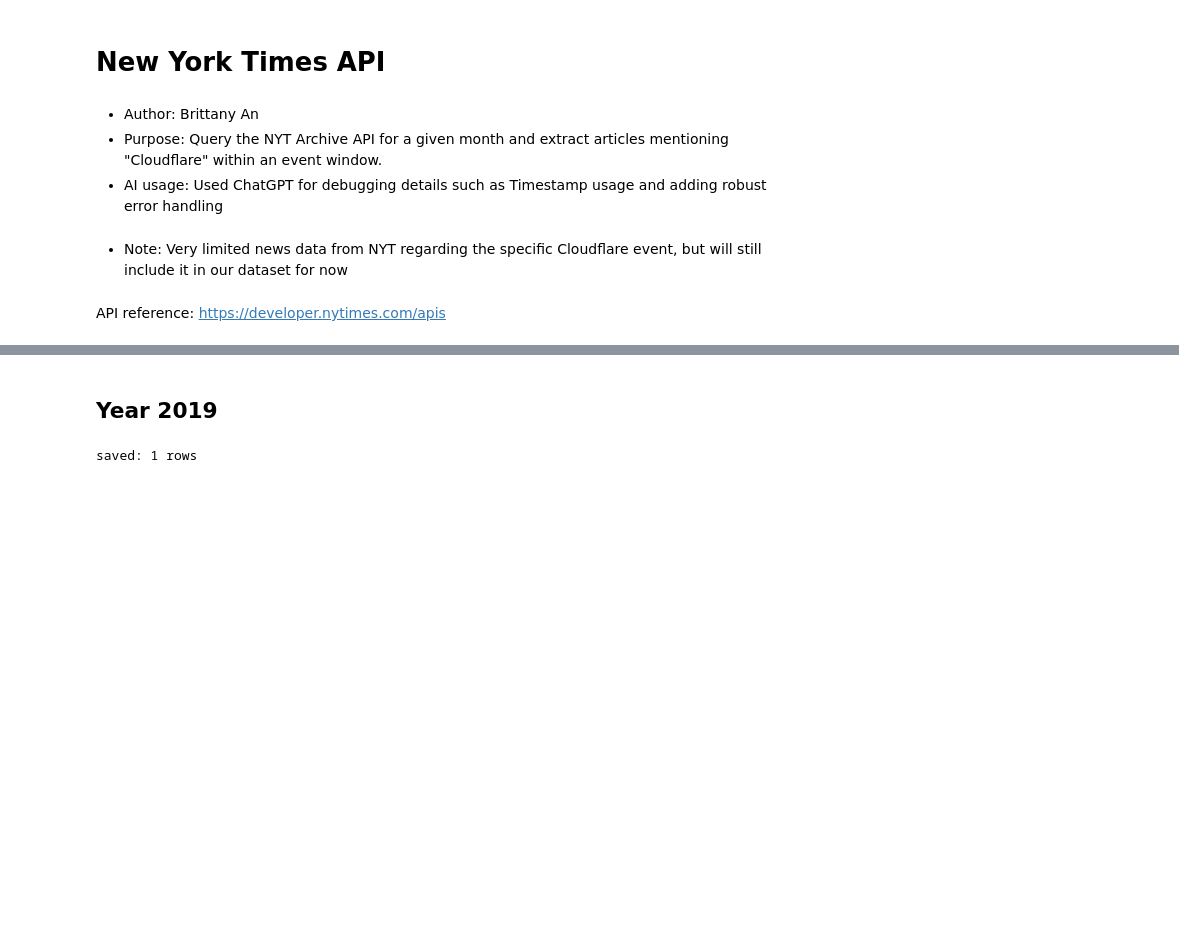
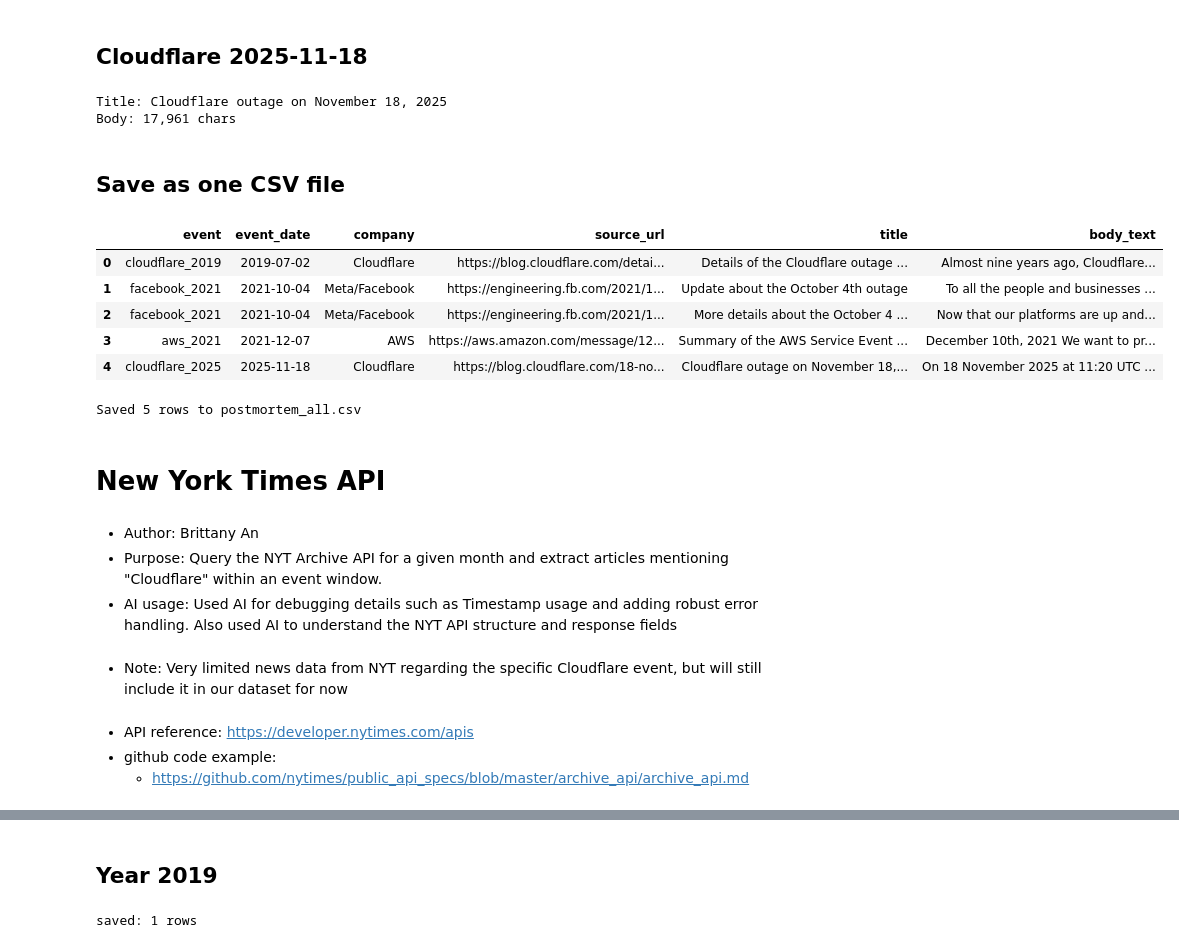
Before and after one commit to macs30122-winter26/final-project-error-502, a Jupyter notebook: scripts/data_collection/News_Data_Collection1.ipynb, the cells around one changed output, grey strips where cells are left out. Drawn from its saved outputs; the diff is of its cells as text; code cells hidden in the pictures; blank space fills up the shorter version.

```diff
--- a/scripts/data_collection/News_Data_Collection1.ipynb
+++ b/scripts/data_collection/News_Data_Collection1.ipynb
@@ -0,0 +93,4 @@
+# %%
+response_txt = response.text
+soup = bs(response_txt, 'html.parser')
+print(soup.prettify())
@@ -0,0 +177,14 @@
+# %%
+# AWS 2021-12-07
+aws_url = "https://aws.amazon.com/message/12721/"
+response = requests.get(aws_url, headers=header)
+soup = bs(response.text, 'html.parser')
+
+title_aws = soup.find("h1").get_text(strip=True)
+content = soup.find("main") # use the main tag here
+
+paragraphs = content.find_all(["p", "h2", "h3", "h4"])
+body_aws = " ".join(p.get_text(strip=True) for p in paragraphs if p.get_text(strip=True))
+
+print(f"Title: {title_aws}")
+print(f"Body: {len(body_aws):,} chars")
@@ -1,10 +196,58 @@
+# %% [markdown]
+## Cloudflare 2025-11-18
+# %%
+# Cloudflare 2025-11-18
+cloudflare_2025 = "https://blog.cloudflare.com/18-november-2025-outage/"
+response = requests.get(cloudflare_2025, headers=header)
+soup = bs(response.text, 'html.parser')
+
+article = soup.find("article")
+title_cf25 = article.find("h1").get_text(strip=True)
+
+content = article.find("section", class_="post-full-content")
+paragraphs = content.find_all(["p", "h2", "h3", "h4"])
+body_cf25 = " ".join(p.get_text(strip=True) for p in paragraphs if p.get_text(strip=True))
+
+print(f"Title: {title_cf25}")
+print(f"Body: {len(body_cf25):,} chars")
+# %% [output]
+Title: Cloudflare outage on November 18, 2025
+Body: 17,961 chars
+# %% [markdown]
+## Save as one CSV file
+# %%
+# Combine all as one DataFrame
+df_all = pd.DataFrame([
+    {"event": "cloudflare_2019", "event_date": "2019-07-02", "company": "Cloudflare",    "source_url": cloudflare_2019, "title": title_cf19, "body_text": body_cf19},
+    {"event": "facebook_2021",   "event_date": "2021-10-04", "company": "Meta/Facebook", "source_url": fb_url1,         "title": title_fb1,  "body_text": body_fb1},
+    {"event": "facebook_2021",   "event_date": "2021-10-04", "company": "Meta/Facebook", "source_url": fb_url2,         "title": title_fb2,  "body_text": body_fb2},
+    {"event": "aws_2021",        "event_date": "2021-12-07", "company": "AWS",           "source_url": aws_url,         "title": title_aws,  "body_text": body_aws},
+    {"event": "cloudflare_2025", "event_date": "2025-11-18", "company": "Cloudflare",    "source_url": cloudflare_2025, "title": title_cf25, "body_text": body_cf25},
+])
+
+df_all
+# %% [output]
+|  | event | event_date | company | source_url | title | body_text |
+| 0 | cloudflare_2019 | 2019-07-02 | Cloudflare | https://blog.cloudflare.com/detai... | Details of the Cloudflare outage ... | Almost nine years ago, Cloudflare... |
+| 1 | facebook_2021 | 2021-10-04 | Meta/Facebook | https://engineering.fb.com/2021/1... | Update about the October 4th outage | To all the people and businesses ... |
+| 2 | facebook_2021 | 2021-10-04 | Meta/Facebook | https://engineering.fb.com/2021/1... | More details about the October 4 ... | Now that our platforms are up and... |
+| 3 | aws_2021 | 2021-12-07 | AWS | https://aws.amazon.com/message/12... | Summary of the AWS Service Event ... | December 10th, 2021 We want to pr... |
+| 4 | cloudflare_2025 | 2025-11-18 | Cloudflare | https://blog.cloudflare.com/18-no... | Cloudflare outage on November 18,... | On 18 November 2025 at 11:20 UTC ... |
+# %%
+# Save to CSV
+df_all.to_csv("postmortem_all.csv", index=False)
+print(f"Saved {len(df_all)} rows to postmortem_all.csv")
+# %% [output]
+Saved 5 rows to postmortem_all.csv
 # %% [markdown]
 # New York Times API
 # %% [markdown]
 - Author: Brittany An
 - Purpose: Query the NYT Archive API for a given month and extract articles mentioning "Cloudflare" within an event window.
-- AI usage: Used ChatGPT for debugging details such as Timestamp usage and adding robust error handling
+- AI usage: Used AI for debugging details such as Timestamp usage and adding robust error handling. Also used AI to understand the NYT API structure and response fields
 # %% [markdown]
 - Note: Very limited news data from NYT regarding the specific Cloudflare event, but will still include it in our dataset for now
 # %% [markdown]
-API reference: https://developer.nytimes.com/apis
+- API reference: https://developer.nytimes.com/apis
+- github code example:
+  - https://github.com/nytimes/public_api_specs/blob/master/archive_api/archive_api.md
```
Also changed, not shown: parts of 44 cells of this notebook, 1 other file.
